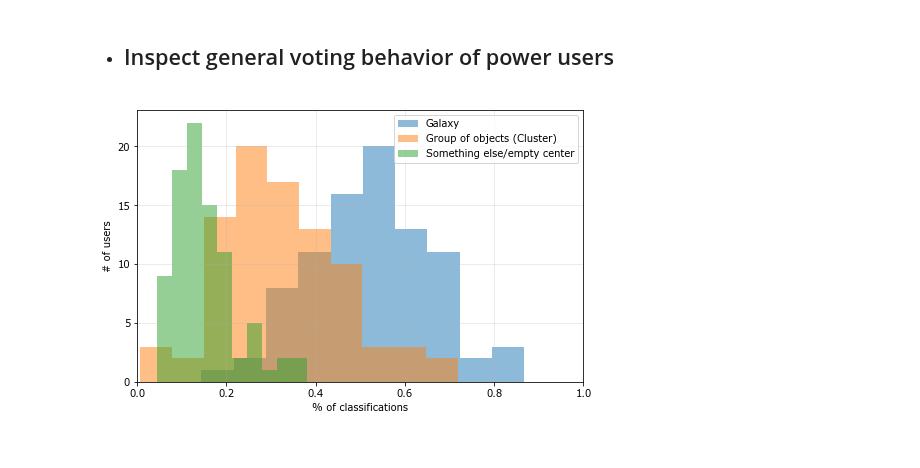
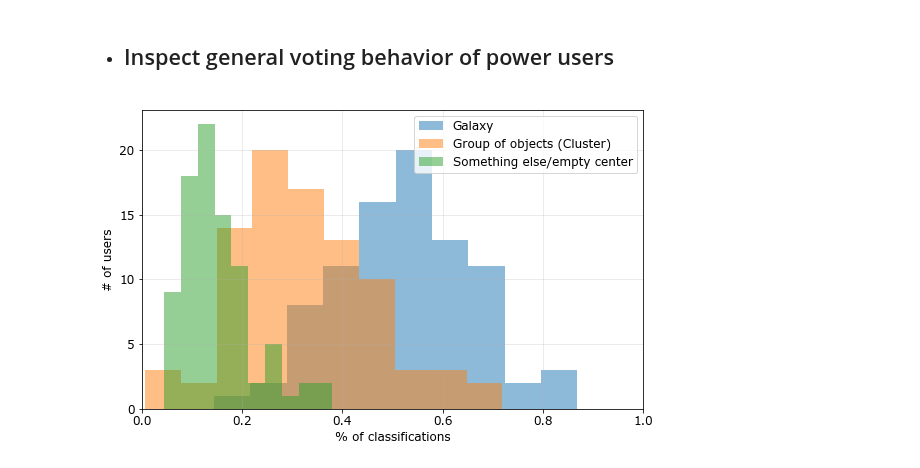
Before and after one commit to Seerden/SpaceFluff, a Jupyter notebook: analysis/classify workflow/sf_classify_users.ipynb, the cells around one changed output. Drawn from its saved outputs; the diff is of its cells as text; code cells hidden in the pictures.

```diff
--- a/analysis/classify workflow/sf_classify_users.ipynb
+++ b/analysis/classify workflow/sf_classify_users.ipynb
@@ -34,7 +45,7 @@ rc('font', **font)
 - ### Extract and parse dataframe:
 # %%
 # load dataframe
-df = pd.read_csv('./df.csv', delimiter=",")
+df = make_df_classify()
 
 # inspect column names
 print(df.keys())
@@ -133,8 +140,8 @@ per_user = []
 for username in pu_usernames:
     df_user = groupby_username.get_group(username)
 
-    value_counts_normed = df_user['Task0'].value_counts(normalize=True)
-    value_counts = df_user['Task0'].value_counts()
+    value_counts_normed = df_user['T0'].value_counts(normalize=True)
+    value_counts = df_user['T0'].value_counts()
 
     user_obj = {
         "username": username
@@ -157,17 +164,18 @@ values = np.array(values)
 # %%
 fig, fr = plt.subplots(figsize=(8,5))
 
 for i in range(3):
     fr.hist(values[i], alpha=0.5, label=answers[i])
 
 fr.legend()
 fr.update({
     'xlim': [0,1],
     'xlabel': '% of classifications',
     'ylabel': '# of users'
 })
 fr.grid(alpha=0.3, which='both')
 
+fig.tight_layout()
 plt.show()
 # %% [output]
-[figure, old version]
+[figure, new version]
```
Also changed, not shown: parts of 4 cells of this notebook, 1 other file.
